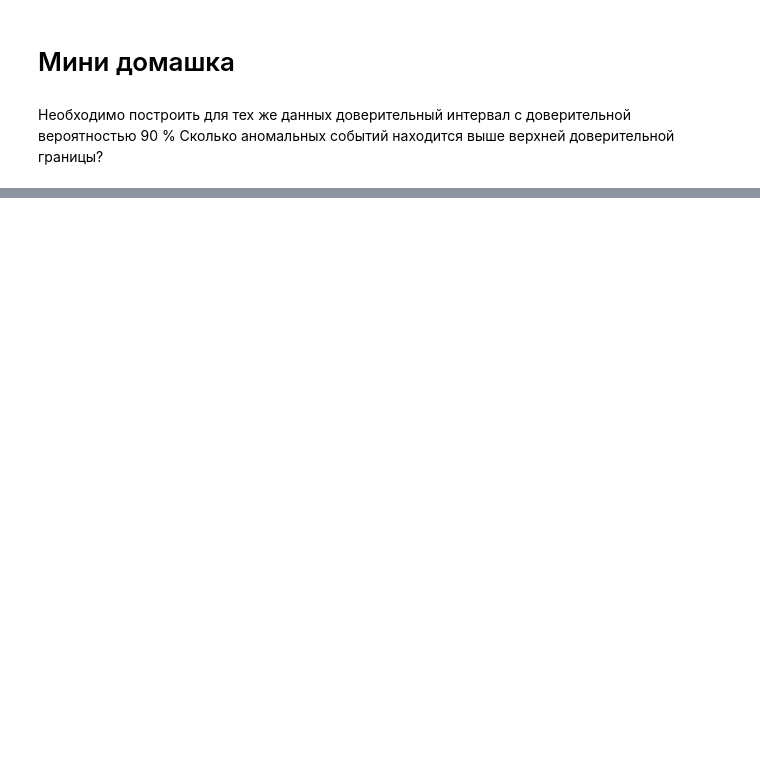
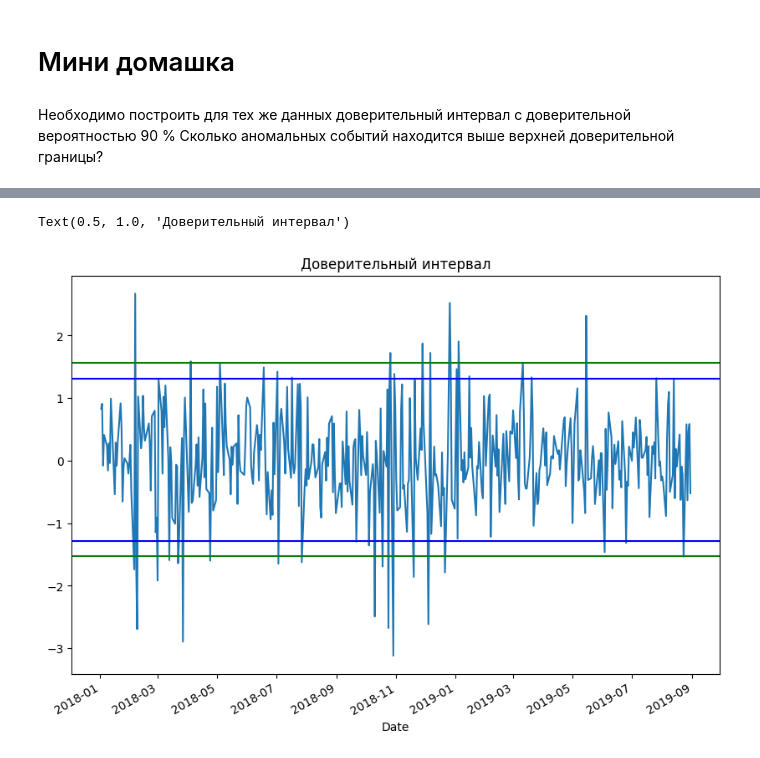
Before and after one commit to KovalenkoKonstantin/Skillbox_Data_Analysis, a Jupyter notebook: pandas_lessons/stat_practice3_wo_answers.ipynb, the cells around one changed output, grey strips where cells are left out. Saved outputs shown, nothing was run; the diff lists cells and outputs as text; code cells hidden in the pictures; blank space fills up the shorter version.

```diff
--- a/pandas_lessons/stat_practice3_wo_answers.ipynb
+++ b/pandas_lessons/stat_practice3_wo_answers.ipynb
@@ -188,3 +218,6 @@ df[df.anomaly_big == 1].describe()
 # %% [markdown]
 Необходимо построить для тех же данных доверительный интервал с доверительной вероятностью 90 %
 Сколько аномальных событий находится выше верхней доверительной границы?
+# %%
+confidence_90 = my_norm_confidence(alpha=0.9)
+confidence
@@ -190,0 +226,2 @@ df[df.anomaly_big == 1].describe()
+# %%
+df['anomaly_big_90'] = np.where(df.diff_price > confidence_90[1], 1,0)
@@ -190,0 +240,10 @@ df[df.anomaly_big == 1].describe()
+# %%
+df.diff_price.plot()
+plt.axhline(y=confidence[1], color="g", linestyle="-")
+plt.axhline(y=confidence[0], color="g", linestyle="-")
+plt.axhline(y=confidence_90[1], color="b", linestyle="-")
+plt.axhline(y=confidence_90[0], color="b", linestyle="-")
+plt.title("Доверительный интервал")
+# %% [output]
+Text(0.5, 1.0, 'Доверительный интервал')
+[figure, added]
```
Also changed, not shown: parts of 13 cells of this notebook, 4 other files.
